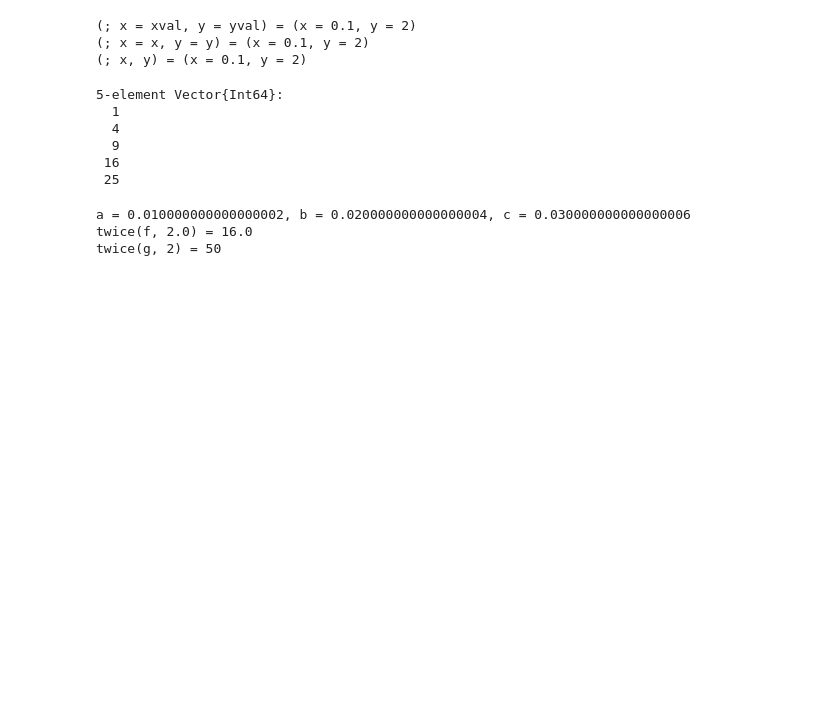
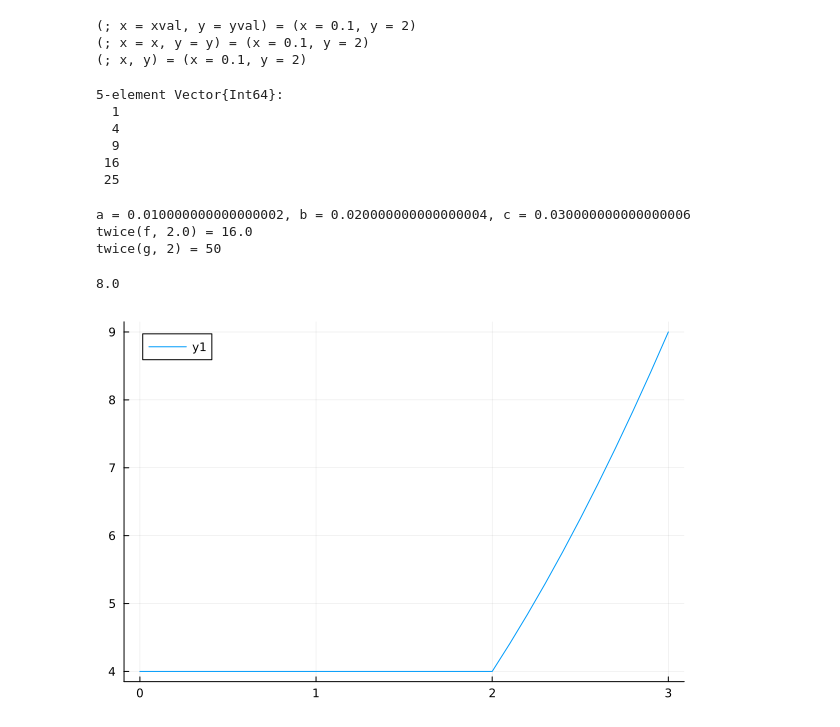
Before and after one commit to BraddWForster/Julia-Sample, a Jupyter notebook: lesson_3.ipynb, the cells around one changed output. Drawn from its saved outputs; the diff is of its cells as text; code cells hidden in the pictures; blank space fills up the shorter version.

```diff
--- a/lesson_3.ipynb
+++ b/lesson_3.ipynb
@@ -541,7 +541,44 @@ f.(x) # Broadcasts the x^2 function over the vector
     a = 5
     g(x) = a*x
     @show twice(g, 2);  #   using a closure
+
+    ##  a function that returns a closure itself
+        ##
+        function multiplyit(a, g)
+            return x -> a * g(x)    #   Function with 'g' used in the closure
+        end
+
+        f(x) = x^2
+        h = multiplyit(2.0, f)  #   returns a function that doubles the result
+        h(2)
 # %% [output]
 a = 0.010000000000000002, b = 0.020000000000000004, c = 0.030000000000000006
 twice(f, 2.0) = 16.0
 twice(g, 2) = 50
+8.0
+# %%
+##  You can create and define using functions as well
+    ##
+    function snapabove(g, a)
+        function f(x)
+            if x > a    #   'a' is captured in the closure f
+                return g(x)
+            else
+                return g(a)
+            end
+        end
+        return f    #   closure with the embedded a
+    end
+
+    f(x) = x^2
+    h = snapabove(f, 2.0)
+    plot(h, 0.0:0.1:3.0)
+
+##  The above can be written more succinctly using the ternary operation
+    ##
+    function snapabove2(g, a)
+        return x -> x > a ? g(x) : g(a) #   returns a closure
+    end
+    plot(snapabove2(f, 2.0), 0.0:0.1:3.0)
+# %% [output]
+[figure, added]
```
Also changed, not shown: parts of 3 cells of this notebook.
